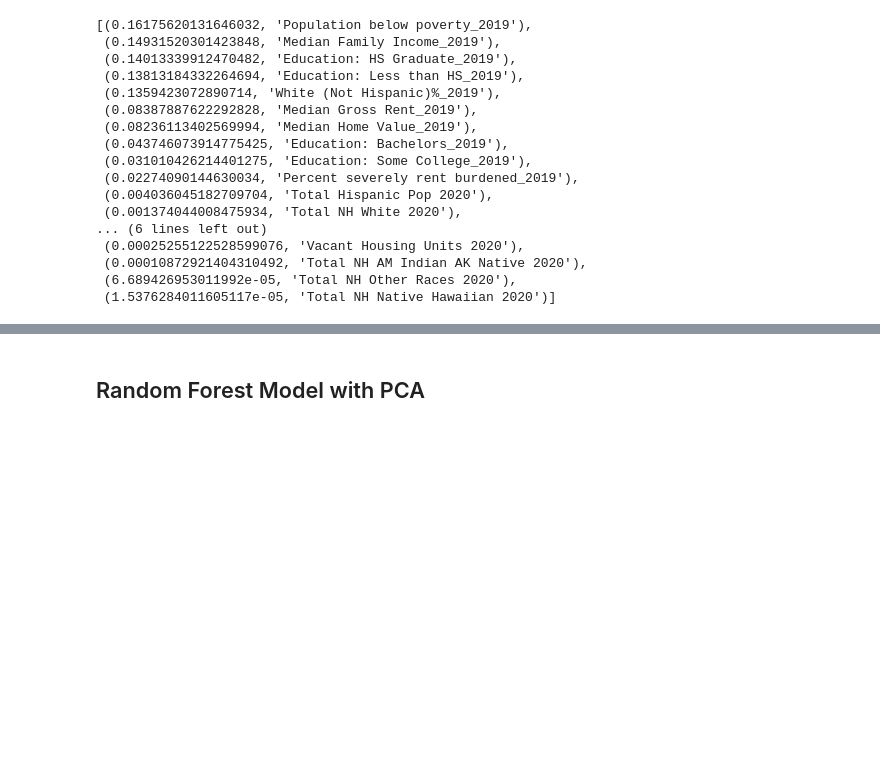
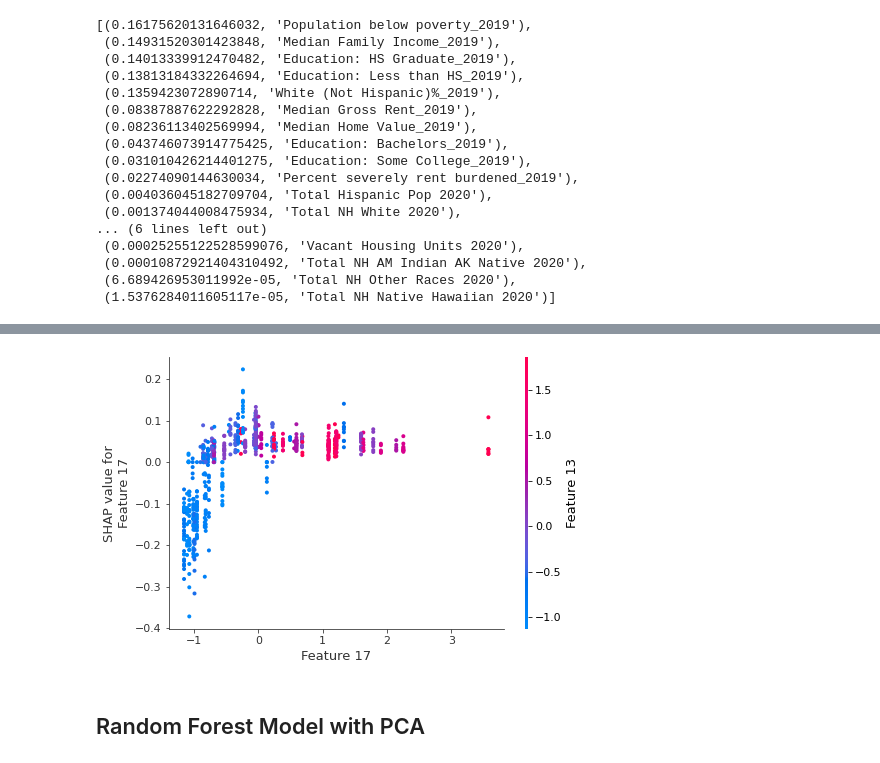
Before and after one commit to boggesstristyn/bootcamp-project, a Jupyter notebook: displacement_risk_ml-randomforest.ipynb, the cells around one changed output, grey strips where cells are left out. Cells and saved outputs as stored; diff of their text form; code cells hidden in the pictures; blank space fills up the shorter version.

```diff
--- a/displacement_risk_ml-randomforest.ipynb
+++ b/displacement_risk_ml-randomforest.ipynb
@@ -387,3 +438,8 @@ sorted(zip(rf_model.feature_importances_, X.columns), reverse=True)
+# %%
+# Create SHAP Dependence Plot
+shap.dependence_plot("Feature 17", rf_shap_values, X_test_scaled)
+# %% [output]
+[figure, added]
 # %% [markdown]
 ## Random Forest Model with PCA
 # %% [markdown]
```
Also changed, not shown: parts of 23 cells of this notebook, 3 other files.
